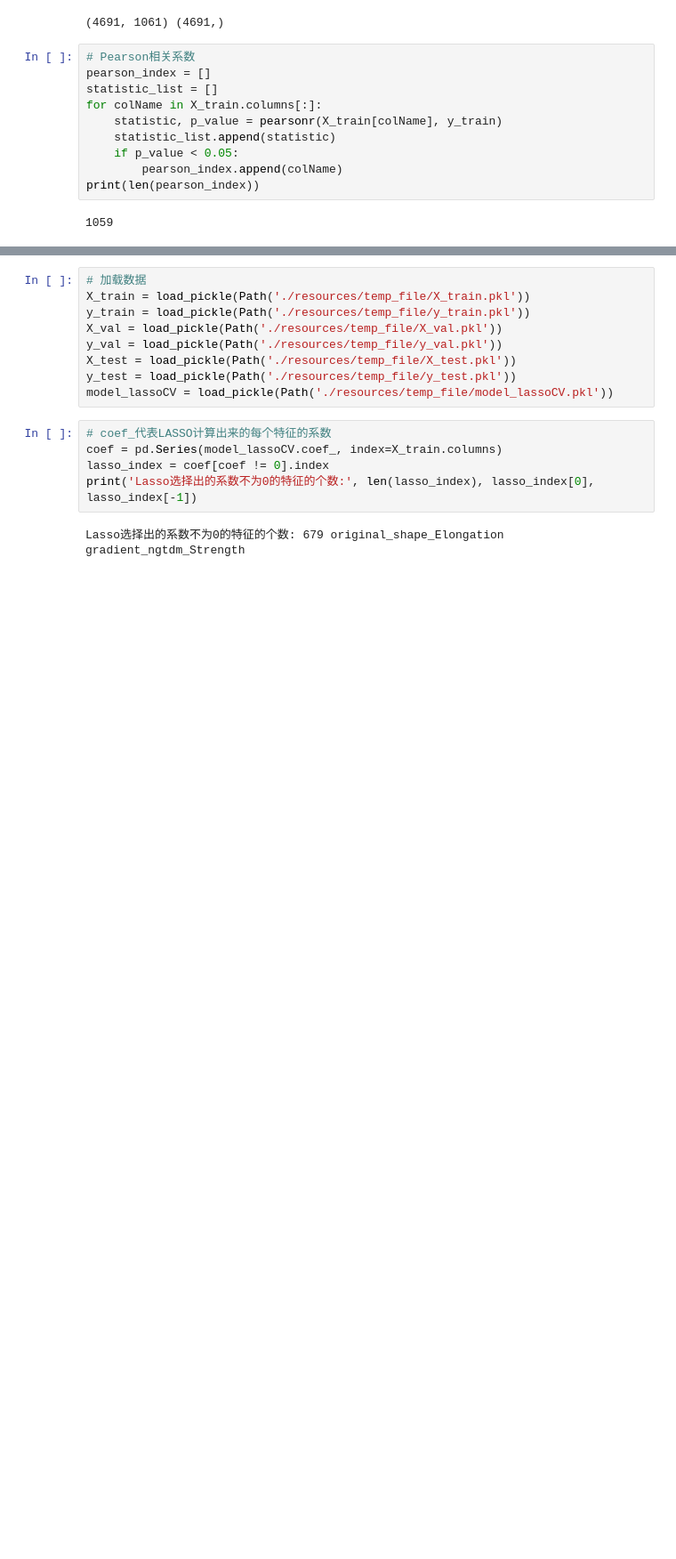
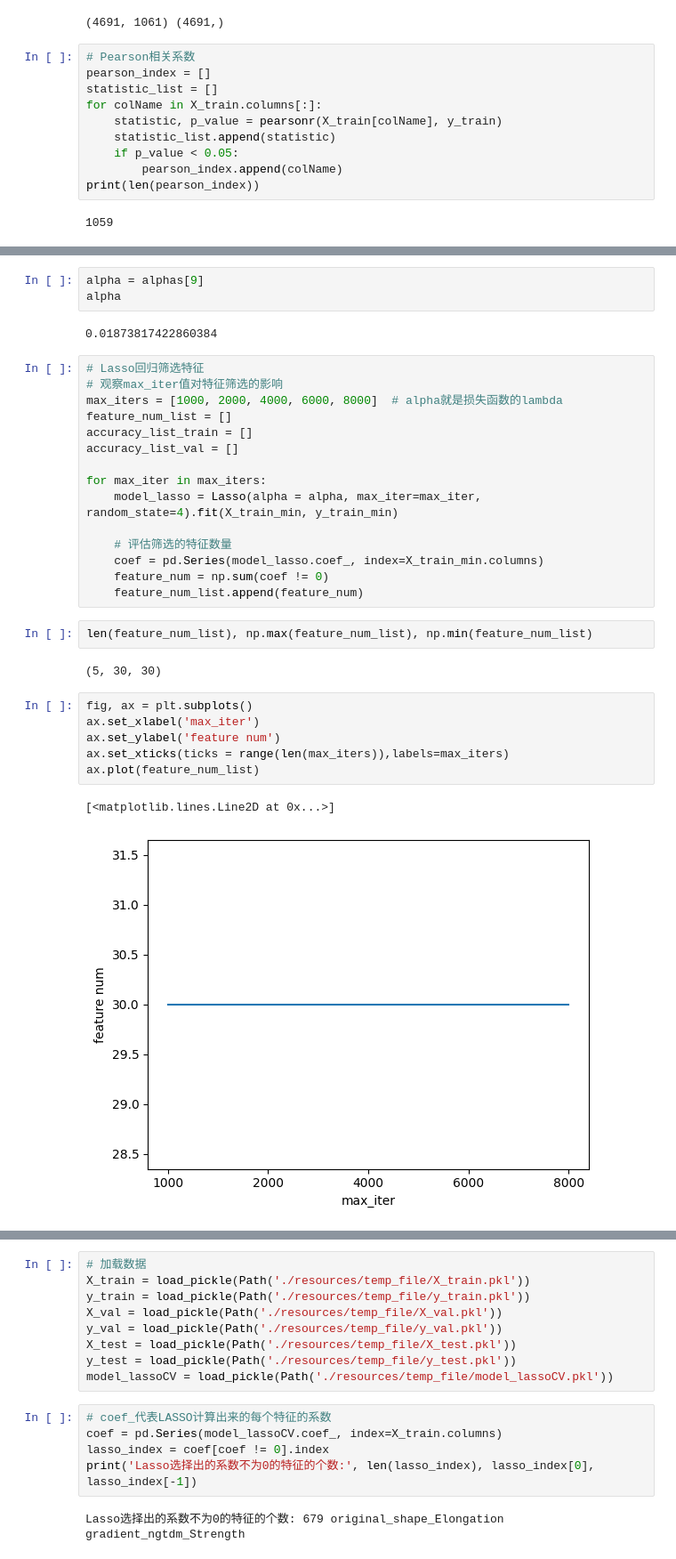
Before and after one commit to hui2109/Echinococcosis_ML, a Jupyter notebook: feature_selection.ipynb, the cells around one changed output, grey strips where cells are left out. Shown at 89% size. Drawn from its saved outputs; the diff is of its cells as text; blank space fills up the shorter version.

```diff
--- a/feature_selection.ipynb
+++ b/feature_selection.ipynb
@@ -145,0 +262,33 @@ model_lassoCV = LassoCV(alphas=alphas, max_iter=2000, cv=5).fit(X_train, y_train
+# %%
+alpha = alphas[9]
+alpha
+# %% [output]
+0.01873817422860384
+# %%
+# Lasso回归筛选特征
+# 观察max_iter值对特征筛选的影响
+max_iters = [1000, 2000, 4000, 6000, 8000]  # alpha就是损失函数的lambda
+feature_num_list = []
+accuracy_list_train = []
+accuracy_list_val = []
+
+for max_iter in max_iters:
+    model_lasso = Lasso(alpha = alpha, max_iter=max_iter, random_state=4).fit(X_train_min, y_train_min)
+
+    # 评估筛选的特征数量
+    coef = pd.Series(model_lasso.coef_, index=X_train_min.columns)
+    feature_num = np.sum(coef != 0)
+    feature_num_list.append(feature_num)
+# %%
+len(feature_num_list), np.max(feature_num_list), np.min(feature_num_list)
+# %% [output]
+(5, 30, 30)
+# %%
+fig, ax = plt.subplots()
+ax.set_xlabel('max_iter')
+ax.set_ylabel('feature num')
+ax.set_xticks(ticks = range(len(max_iters)),labels=max_iters)
+ax.plot(feature_num_list)
+# %% [output]
+[<matplotlib.lines.Line2D at 0x...>]
+[figure, added]
```
Also changed, not shown: parts of 40 cells of this notebook, 13 other files.
